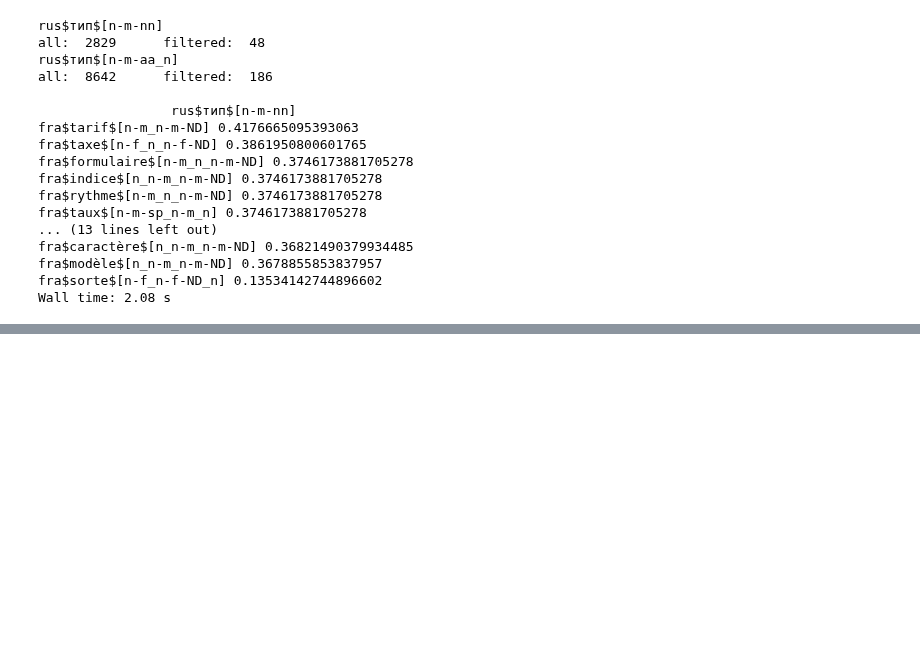
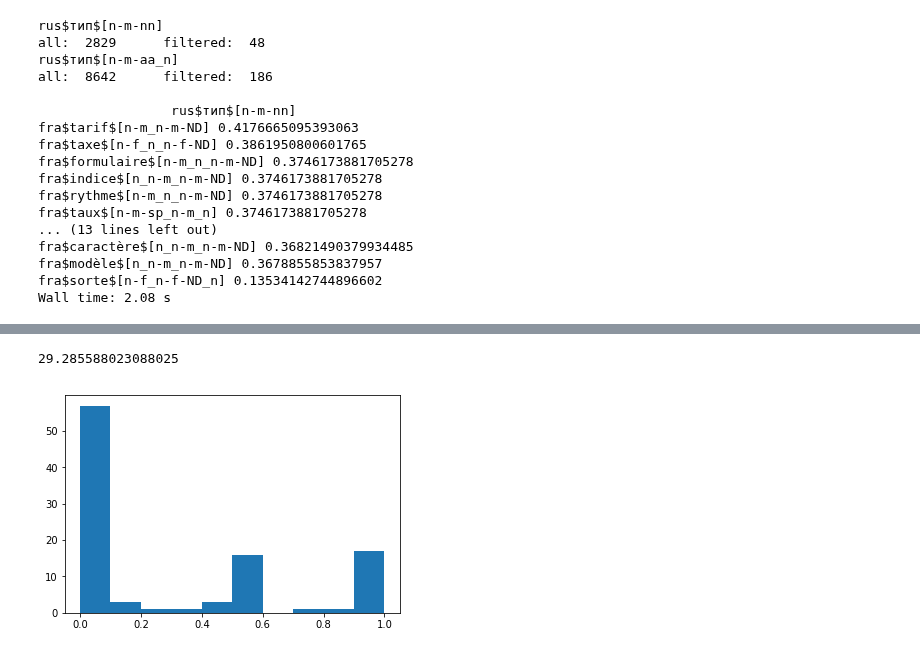
Before and after one commit to dkbrz/GSoC_2018, a Jupyter notebook: New.ipynb, the cells around one changed output, grey strips where cells are left out. Cells and saved outputs as stored; diff of their text form; code cells hidden in the pictures; blank space fills up the shorter version.

```diff
--- a/New.ipynb
+++ b/New.ipynb
@@ -925,0 +1074,4 @@ Wall time: 2.08 s
+# %%
+sum(result)
+# %% [output]
+29.285588023088025
@@ -925,0 +1080,5 @@ Wall time: 2.08 s
+# %%
+plt.hist(result)
+plt.show()
+# %% [output]
+[figure, added]
```
Also changed, not shown: parts of 22 cells of this notebook, 2 other files.
